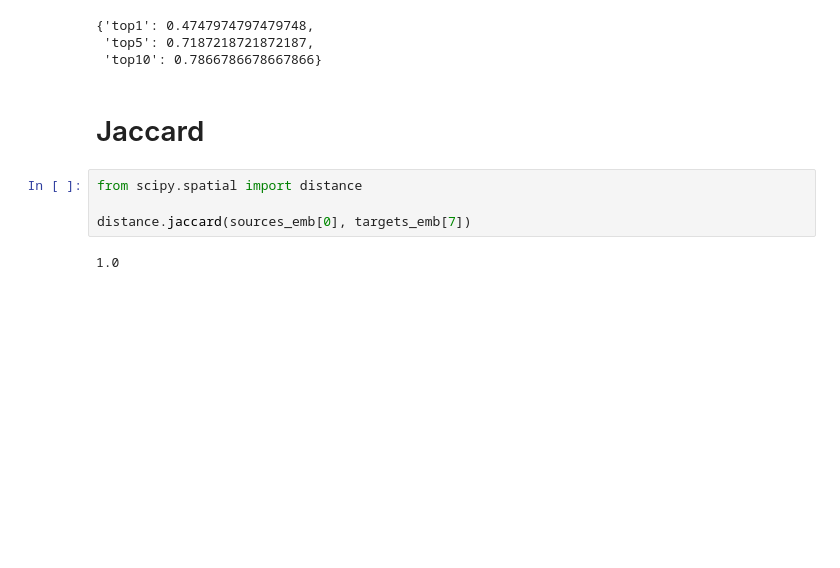
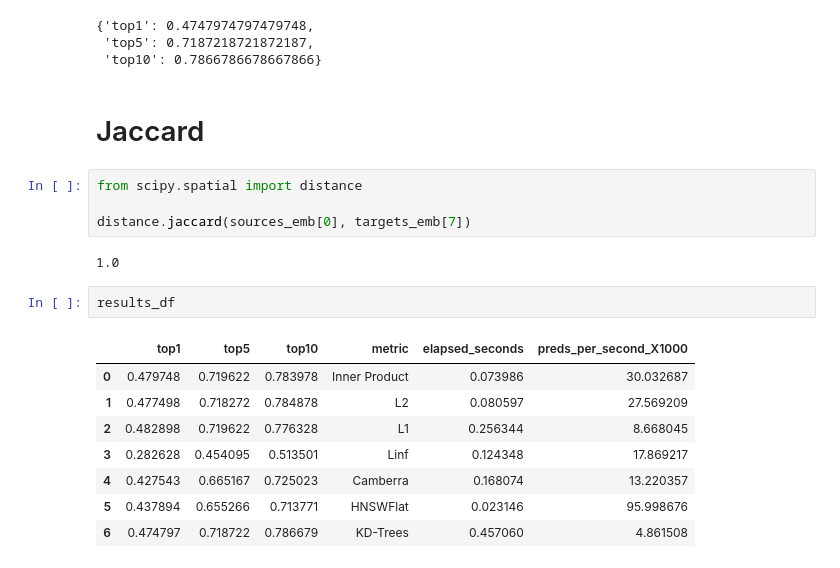
Before and after one commit to promptlylabs/auto-vocab-mapping, a Jupyter notebook: notebooks/distance_metrics.ipynb, the cells around one changed output. Cells and saved outputs as stored; diff of their text form; blank space fills up the shorter version.

```diff
--- a/notebooks/distance_metrics.ipynb
+++ b/notebooks/distance_metrics.ipynb
@@ -280,3 +278,14 @@ from scipy.spatial import distance
 distance.jaccard(sources_emb[0], targets_emb[7])
 # %% [output]
 1.0
+# %%
+results_df
+# %% [output]
+|  | top1 | top5 | top10 | metric | elapsed_seconds | preds_per_second_X1000 |
+| 0 | 0.479748 | 0.719622 | 0.783978 | Inner Product | 0.073986 | 30.032687 |
+| 1 | 0.477498 | 0.718272 | 0.784878 | L2 | 0.080597 | 27.569209 |
+| 2 | 0.482898 | 0.719622 | 0.776328 | L1 | 0.256344 | 8.668045 |
+| 3 | 0.282628 | 0.454095 | 0.513501 | Linf | 0.124348 | 17.869217 |
+| 4 | 0.427543 | 0.665167 | 0.725023 | Camberra | 0.168074 | 13.220357 |
+| 5 | 0.437894 | 0.655266 | 0.713771 | HNSWFlat | 0.023146 | 95.998676 |
+| 6 | 0.474797 | 0.718722 | 0.786679 | KD-Trees | 0.457060 | 4.861508 |
```
Also changed, not shown: parts of 3 cells of this notebook, 7 other files.
